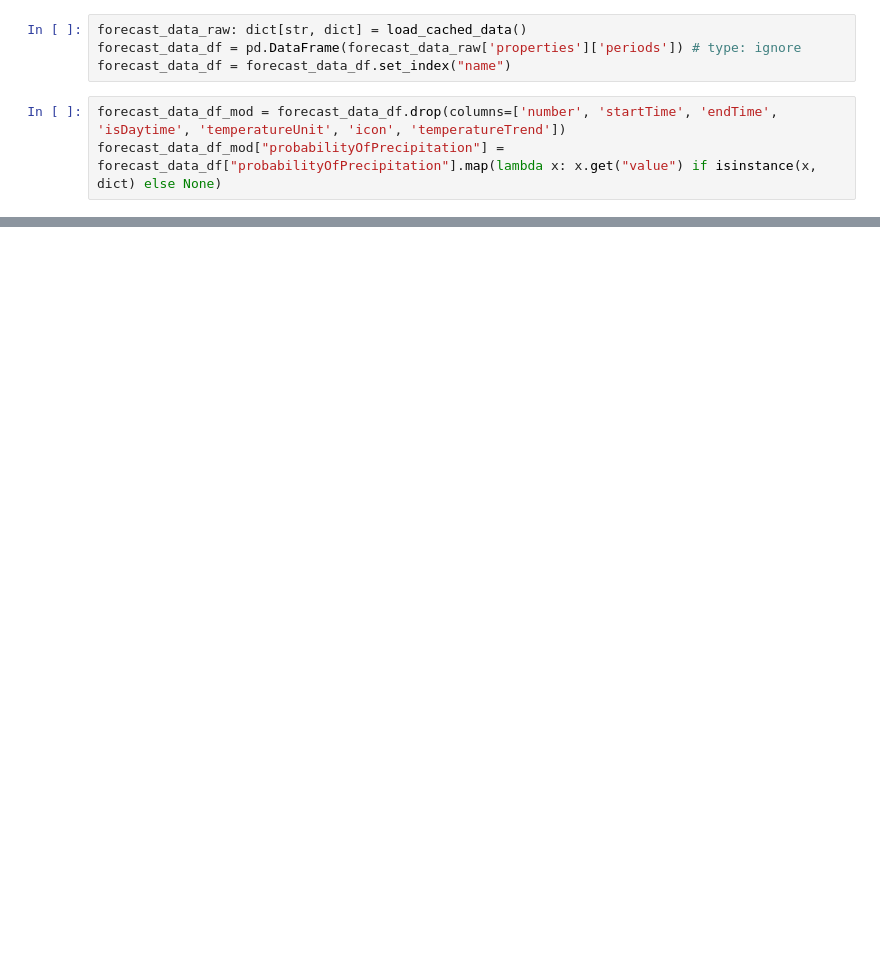
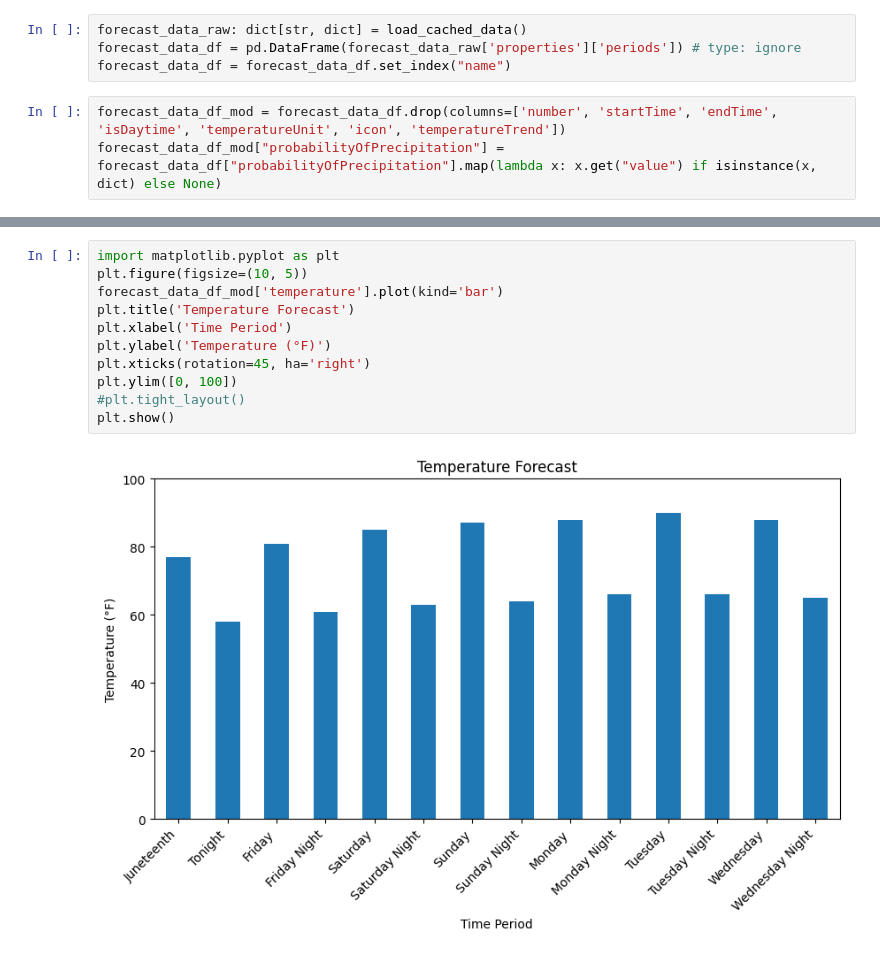
Before and after one commit to ajm896/weather, a Jupyter notebook: main.ipynb, the cells around one changed output, grey strips where cells are left out. Drawn from its saved outputs; the diff is of its cells as text; blank space fills up the shorter version.

```diff
--- a/main.ipynb
+++ b/main.ipynb
@@ -51,0 +56,13 @@ forecast_data_df_mod
+# %%
+import matplotlib.pyplot as plt
+plt.figure(figsize=(10, 5))
+forecast_data_df_mod['temperature'].plot(kind='bar')
+plt.title('Temperature Forecast')
+plt.xlabel('Time Period')
+plt.ylabel('Temperature (°F)')
+plt.xticks(rotation=45, ha='right')
+plt.ylim([0, 100])
+#plt.tight_layout()
+plt.show()
+# %% [output]
+[figure, added]
```
Also changed, not shown: parts of 2 cells of this notebook.
